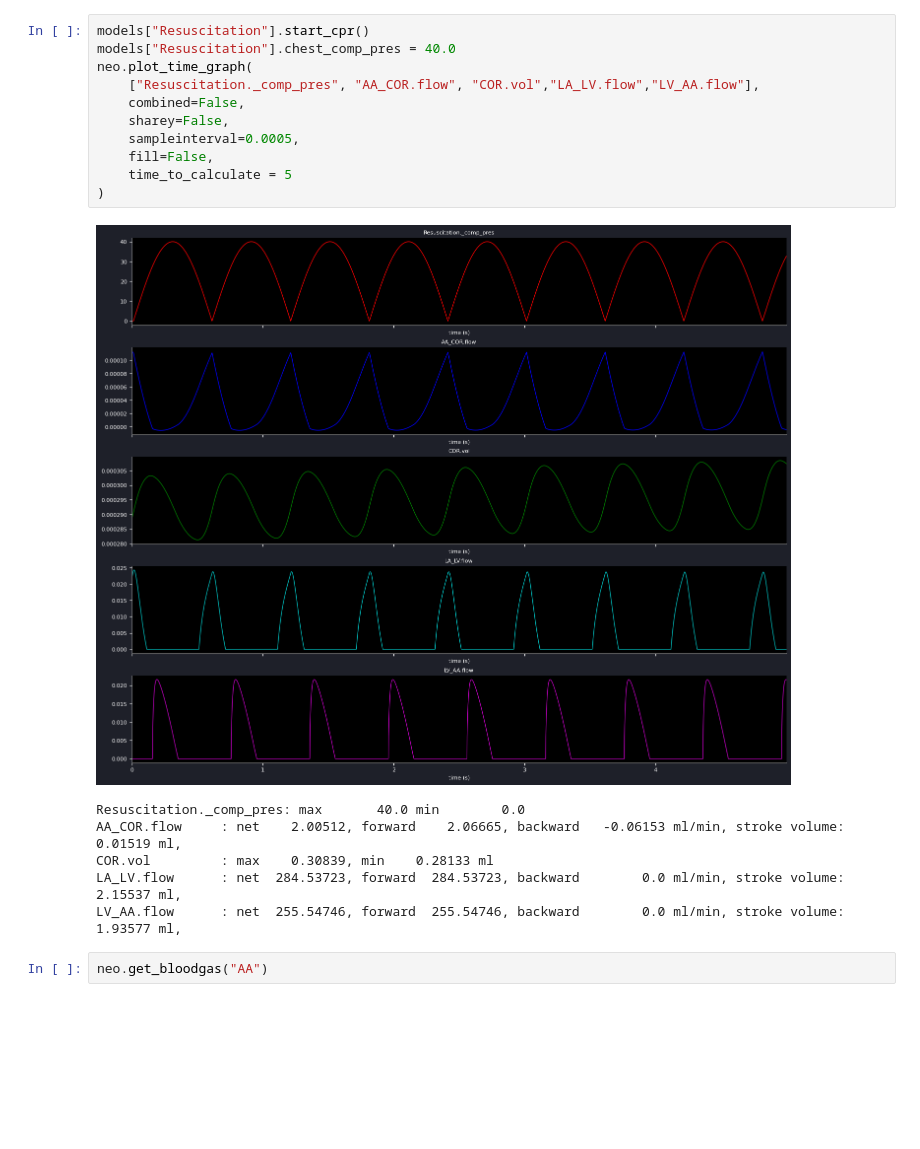
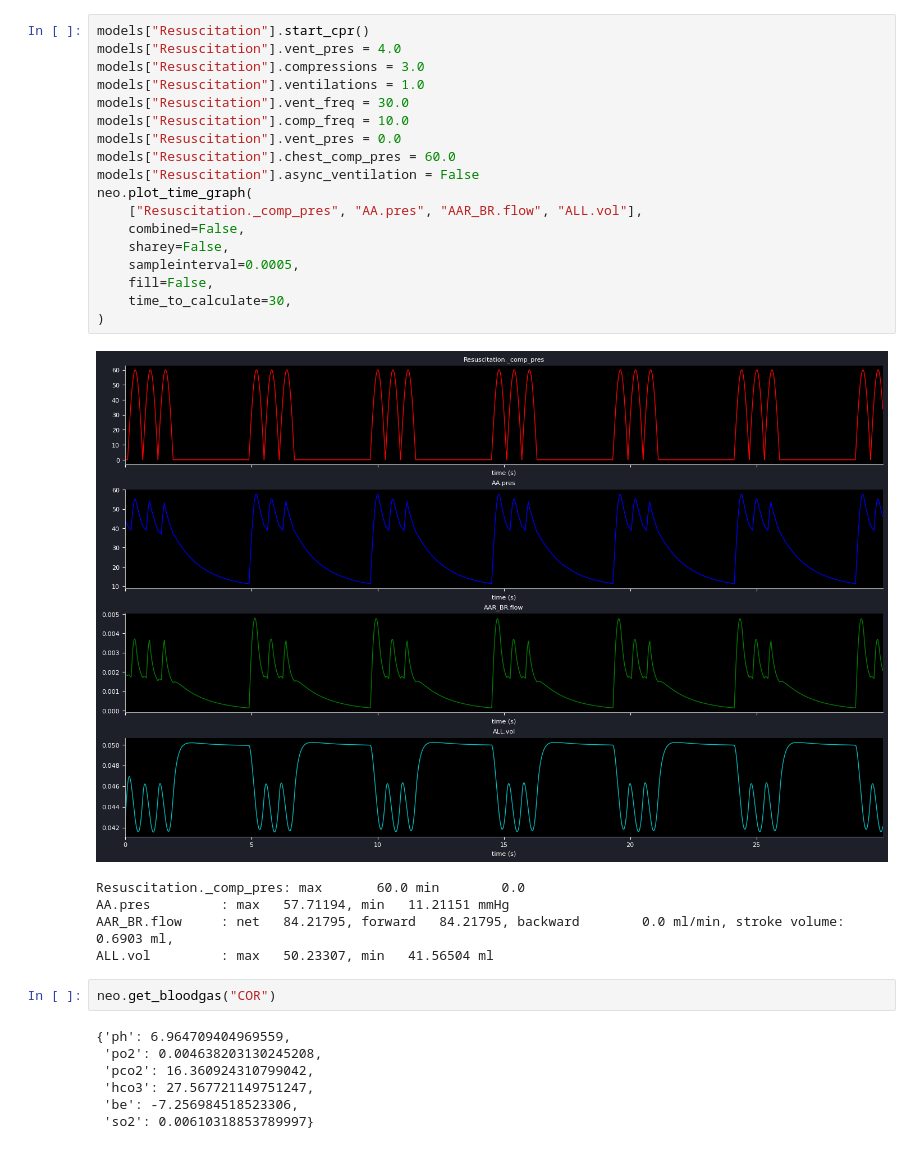
Before and after one commit to Dobutamine/explain-python, a Jupyter notebook: tutorial.ipynb, the cells around one changed output. Cells and saved outputs as stored; diff of their text form; blank space fills up the shorter version.

```diff
--- a/tutorial.ipynb
+++ b/tutorial.ipynb
@@ -37,22 +37,35 @@ neo.calculate(60)
 # %%
 models["Resuscitation"].start_cpr()
-models["Resuscitation"].chest_comp_pres = 40.0
+models["Resuscitation"].vent_pres = 4.0
+models["Resuscitation"].compressions = 3.0
+models["Resuscitation"].ventilations = 1.0
+models["Resuscitation"].vent_freq = 30.0
+models["Resuscitation"].comp_freq = 10.0
+models["Resuscitation"].vent_pres = 0.0
+models["Resuscitation"].chest_comp_pres = 60.0
+models["Resuscitation"].async_ventilation = False
 neo.plot_time_graph(
-    ["Resuscitation._comp_pres", "AA_COR.flow", "COR.vol","LA_LV.flow","LV_AA.flow"],
+    ["Resuscitation._comp_pres", "AA.pres", "AAR_BR.flow", "ALL.vol"],
     combined=False,
     sharey=False,
     sampleinterval=0.0005,
     fill=False,
-    time_to_calculate = 5
+    time_to_calculate=30,
 )
 # %% [output]
-[figure, old version]
+[figure, new version]
-Resuscitation._comp_pres: max       40.0 min        0.0
-AA_COR.flow     : net    2.00512, forward    2.06665, backward   -0.06153 ml/min, stroke volume:    0.01519 ml,
-COR.vol         : max    0.30839, min    0.28133 ml
-LA_LV.flow      : net  284.53723, forward  284.53723, backward        0.0 ml/min, stroke volume:    2.15537 ml,
-LV_AA.flow      : net  255.54746, forward  255.54746, backward        0.0 ml/min, stroke volume:    1.93577 ml,
+Resuscitation._comp_pres: max       60.0 min        0.0
+AA.pres         : max   57.71194, min   11.21151 mmHg
+AAR_BR.flow     : net   84.21795, forward   84.21795, backward        0.0 ml/min, stroke volume:     0.6903 ml,
+ALL.vol         : max   50.23307, min   41.56504 ml
 # %%
-neo.get_bloodgas("AA")
+neo.get_bloodgas("COR")
+# %% [output]
+{'ph': 6.964709404969559,
+ 'po2': 0.004638203130245208,
+ 'pco2': 16.360924310799042,
+ 'hco3': 27.567721149751247,
+ 'be': -7.256984518523306,
+ 'so2': 0.00610318853789997}
 # %%
 neo.fast_forward(120)
```
Also changed, not shown: parts of 5 cells of this notebook, 4 other files.
